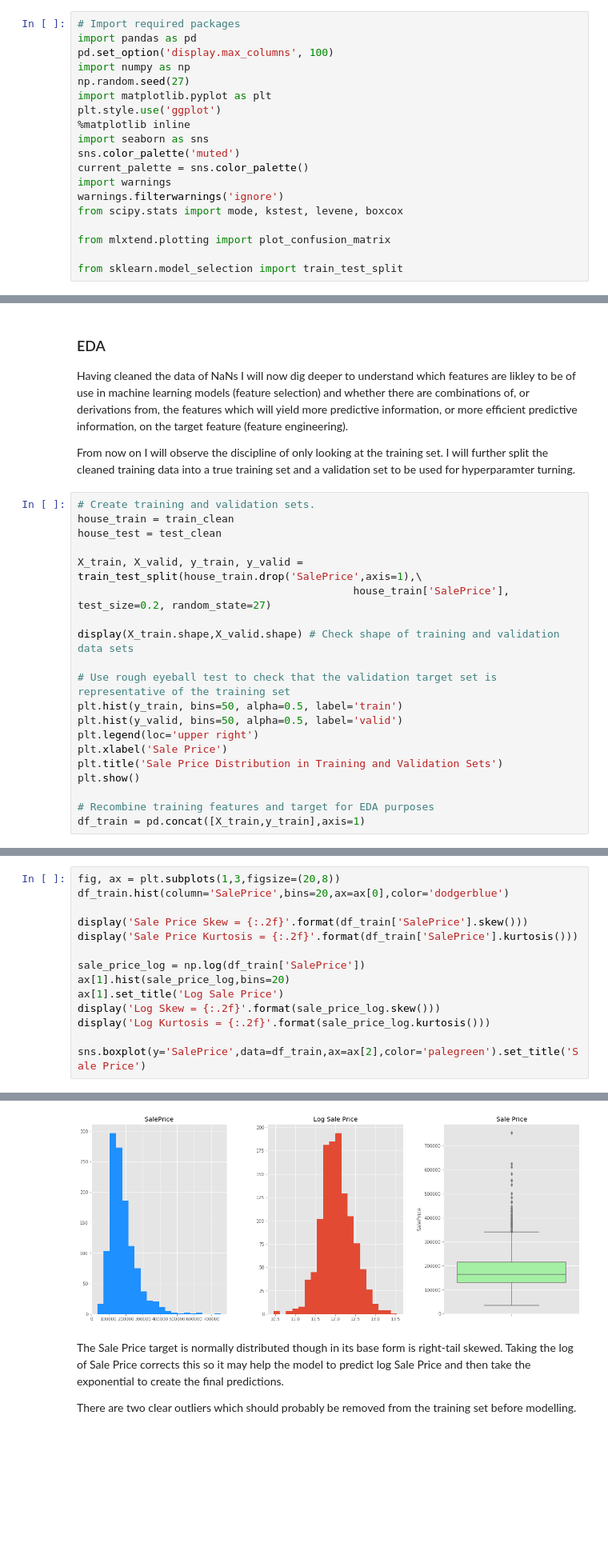
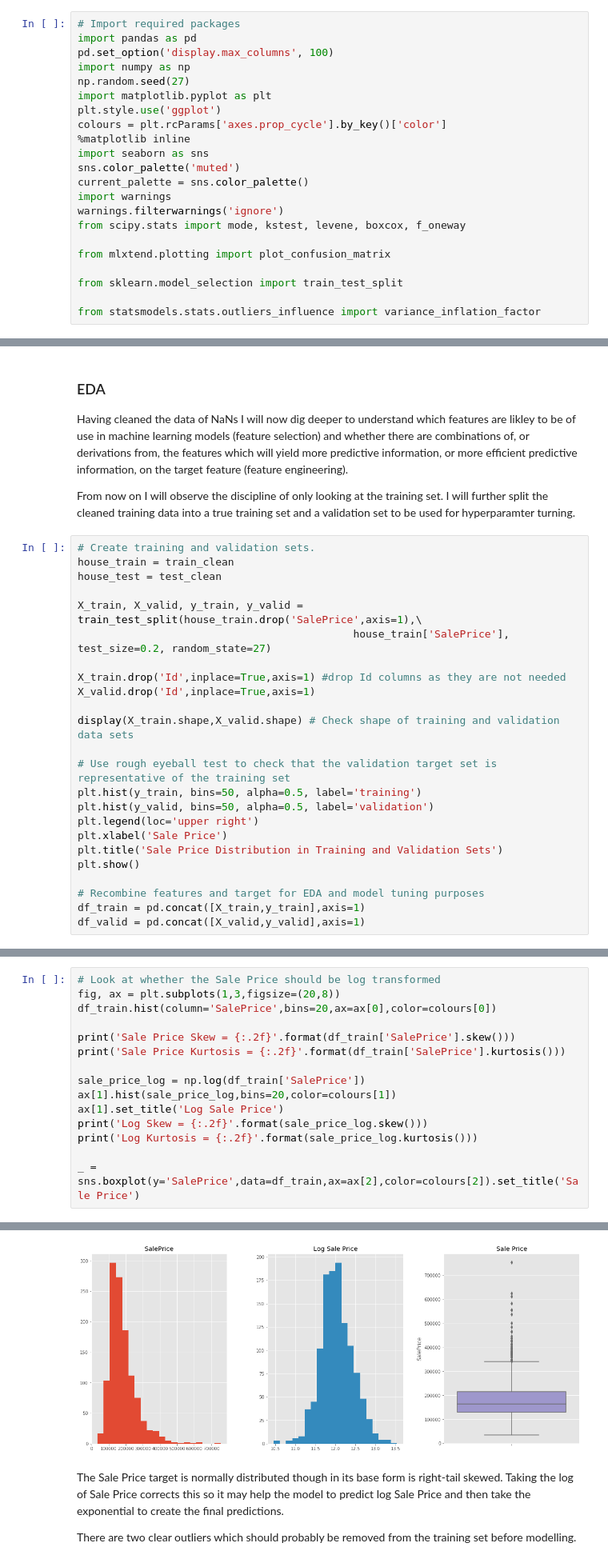
Before and after one commit to Ricksoc/Iowa-Housing, a Jupyter notebook: Ames House Prices.ipynb, the cells around one changed output, grey strips where cells are left out. Shown at 80% size. Drawn from its saved outputs; the diff is of its cells as text; blank space fills up the shorter version.

```diff
--- a/Ames House Prices.ipynb
+++ b/Ames House Prices.ipynb
@@ -13,17 +13,20 @@ import numpy as np
 np.random.seed(27)
 import matplotlib.pyplot as plt
 plt.style.use('ggplot')
+colours = plt.rcParams['axes.prop_cycle'].by_key()['color']
 %matplotlib inline
 import seaborn as sns
 sns.color_palette('muted')
 current_palette = sns.color_palette()
 import warnings
 warnings.filterwarnings('ignore')
-from scipy.stats import mode, kstest, levene, boxcox
+from scipy.stats import mode, kstest, levene, boxcox, f_oneway
 
 from mlxtend.plotting import plot_confusion_matrix
 
 from sklearn.model_selection import train_test_split
+
+from statsmodels.stats.outliers_influence import variance_inflation_factor
 # %%
 #Import data and take a copy for experimenting during exploration
 
@@ -463,16 +464,20 @@ house_test = test_clean
 X_train, X_valid, y_train, y_valid = train_test_split(house_train.drop('SalePrice',axis=1),\
                                             house_train['SalePrice'], test_size=0.2, random_state=27)
 
+X_train.drop('Id',inplace=True,axis=1) #drop Id columns as they are not needed
+X_valid.drop('Id',inplace=True,axis=1)
+
 display(X_train.shape,X_valid.shape) # Check shape of training and validation data sets
 
 # Use rough eyeball test to check that the validation target set is representative of the training set
-plt.hist(y_train, bins=50, alpha=0.5, label='train')
-plt.hist(y_valid, bins=50, alpha=0.5, label='valid')
+plt.hist(y_train, bins=50, alpha=0.5, label='training')
+plt.hist(y_valid, bins=50, alpha=0.5, label='validation')
 plt.legend(loc='upper right')
 plt.xlabel('Sale Price')
 plt.title('Sale Price Distribution in Training and Validation Sets')
 plt.show()
 
-# Recombine training features and target for EDA purposes
+# Recombine features and target for EDA and model tuning purposes
 df_train = pd.concat([X_train,y_train],axis=1)
+df_valid = pd.concat([X_valid,y_valid],axis=1)
 # %% [output]
@@ -510,15 +489,16 @@ display(train_correlation.sort_values(['Price_Correlation'],ascending=False))
 # %%
+# Look at whether the Sale Price should be log transformed
 fig, ax = plt.subplots(1,3,figsize=(20,8))
-df_train.hist(column='SalePrice',bins=20,ax=ax[0],color='dodgerblue')
+df_train.hist(column='SalePrice',bins=20,ax=ax[0],color=colours[0])
 
-display('Sale Price Skew = {:.2f}'.format(df_train['SalePrice'].skew()))
-display('Sale Price Kurtosis = {:.2f}'.format(df_train['SalePrice'].kurtosis()))
+print('Sale Price Skew = {:.2f}'.format(df_train['SalePrice'].skew()))
+print('Sale Price Kurtosis = {:.2f}'.format(df_train['SalePrice'].kurtosis()))
 
 sale_price_log = np.log(df_train['SalePrice'])
-ax[1].hist(sale_price_log,bins=20)
+ax[1].hist(sale_price_log,bins=20,color=colours[1])
 ax[1].set_title('Log Sale Price')
-display('Log Skew = {:.2f}'.format(sale_price_log.skew()))
-display('Log Kurtosis = {:.2f}'.format(sale_price_log.kurtosis()))
+print('Log Skew = {:.2f}'.format(sale_price_log.skew()))
+print('Log Kurtosis = {:.2f}'.format(sale_price_log.kurtosis()))
 
-sns.boxplot(y='SalePrice',data=df_train,ax=ax[2],color='palegreen').set_title('Sale Price')
+_ = sns.boxplot(y='SalePrice',data=df_train,ax=ax[2],color=colours[2]).set_title('Sale Price')
 # %% [output]
@@ -530,4 +509,4 @@ Text(0.5, 1.0, 'Sale Price')
-[figure, old version]
+[figure, new version]
 # %% [markdown]
 The Sale Price target is normally distributed though in its base form is right-tail skewed. Taking the log of Sale Price corrects this so it may help the model to predict log Sale Price and then take the exponential to create the final predictions.
 
```
Also changed, not shown: parts of 45 cells of this notebook.
